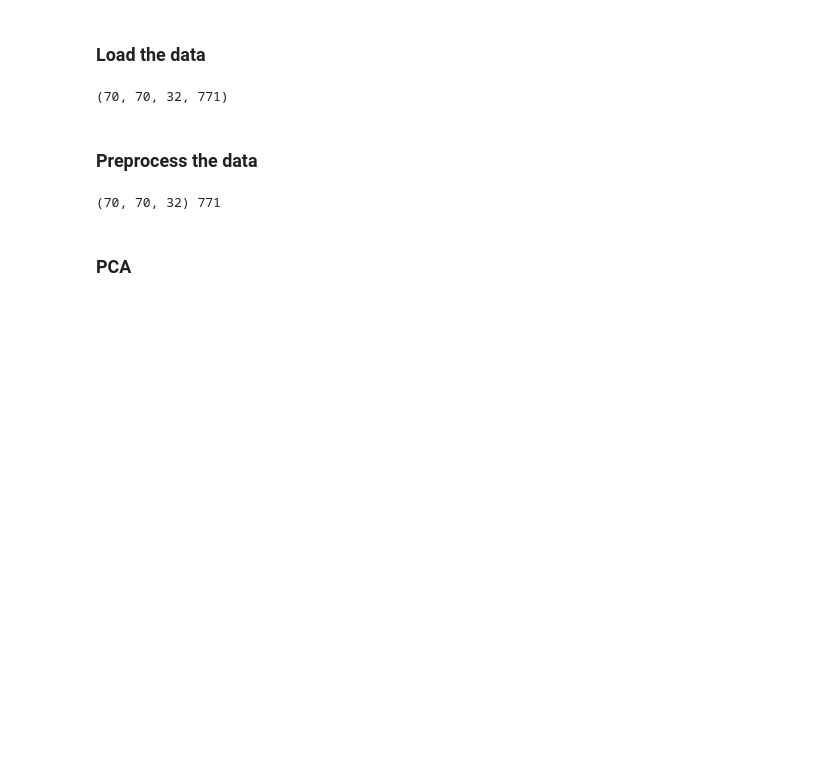
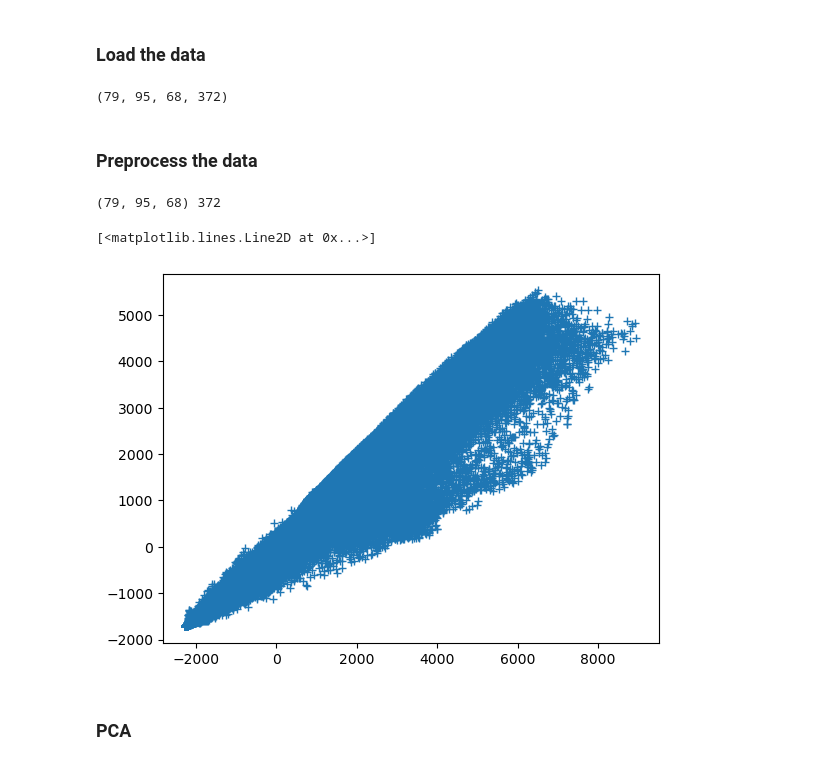
Before and after one commit to Neiizo/NSSP_421_Group_M, a Jupyter notebook: Project2/MiniProject2.ipynb, the cells around one changed output. Saved outputs shown, nothing was run; the diff lists cells and outputs as text; code cells hidden in the pictures; blank space fills up the shorter version.

```diff
--- a/Project2/MiniProject2.ipynb
+++ b/Project2/MiniProject2.ipynb
@@ -67,19 +67,19 @@ def direct_file_download_open_neuro(sub_id, sub_id_number, dataset_id, dataset_v
 # %%
-import os
+
 dataset_fmap = 'ds002322'
-subject_fmap = '18'
+subject_fmap = ('18','' )
 
 # Download one subject's data from each dataset
+for i in subject_fmap:
+    direct_file_download_open_neuro(sub_id = 'sub_'+i,
+                                    sub_id_number = subject_fmap,
+                                    dataset_id = dataset_fmap,
+                                    dataset_version='1.0.0')
 
-direct_file_download_open_neuro(sub_id = 'sub_'+subject_fmap,
-                                sub_id_number = subject_fmap,
-                                dataset_id = dataset_fmap,
-                                dataset_version='1.0.0')
-
-# direct_file_download_open_neuro(file_list=['sub-001_task-sitrep_run-04_events.tsv'],
-#                                 file_types=['func'],
-#                                 dataset_id=dataset_fmap,
-#                                 dataset_version='1.0.0',
-#                                 save_dirs=[func_path])
+    # direct_file_download_open_neuro(file_list=['sub-001_task-sitrep_run-04_events.tsv'],
+    #                                 file_types=['func'],
+    #                                 dataset_id=dataset_fmap,
+    #                                 dataset_version='1.0.0',
+    #                                 save_dirs=[func_path])
 # %% [output]
 Attempting download from  https://openneuro.org/crn/datasets/ds002322/snapshots/1.0.0/files/sub-18:func:sub-18_task-alice_bold.nii.gz
@@ -95,9 +95,10 @@ current_ = os.getcwd()
 # %%
-img = nib.load(current_ +'/func/sub-01_task-main_run-01_bold.nii')
+current_directory = os.getcwd()
+img = nib.load(current_directory + '/sub_'+subject_fmap +'/derivative/sub-'+subject_fmap+'_task-alice_bold_preprocessed.nii.gz')
 data = np.asanyarray(img.dataobj)
 print(data.shape)
 # %% [output]
-(70, 70, 32, 771)
+(79, 95, 68, 372)
 # %% [markdown]
 ### Preprocess the data
 # %%
@@ -105,21 +106,26 @@ vol_shape = data.shape[:-1]
 n_vols = data.shape[-1]
 print(vol_shape, n_vols)
 # %% [output]
-(70, 70, 32) 771
+(79, 95, 68) 372
 # %%
 #need the time axis -> the events data?
 # %%
 N = np.prod(vol_shape)
-
+data_ = data.reshape(N, n_vols).T
 #reshape in function of the time axis and take the transpose
 # %%
 #to get the PCA need the row means in a times_axis_shape x N
 # use np.outer(row_means, np.ones(N))
-
+row_means = np.mean(data_, axis=1)
+row_means = np.outer(row_means, np.ones(N))
 #substract the mean from the time axis
-X = first_2 - row_means
+X = data_ - row_means
 # %%
 #plot X[0] vs X[1]
+plt.plot(X[0], X[1], '+')
+# %% [output]
+[<matplotlib.lines.Line2D at 0x...>]
+[figure, added]
 # %% [markdown]
 ### PCA
 # %%
```
Also changed, not shown: parts of 9 cells of this notebook.
